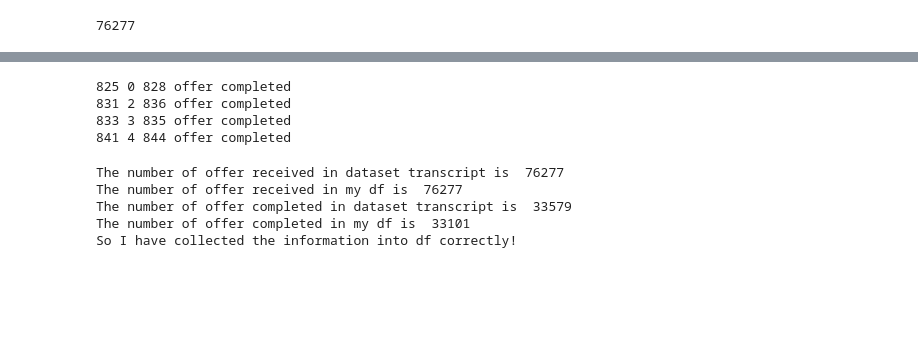
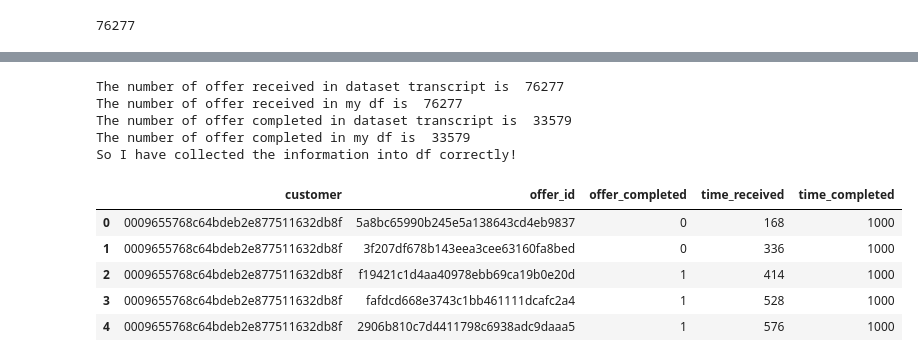
Before and after one commit to yanjiabai/Starbucks-Offer-Evaluation, a Jupyter notebook: Starbucks_Capstone_notebook.ipynb, the cells around one changed output, grey strips where cells are left out. Cells and saved outputs as stored; diff of their text form; code cells hidden in the pictures; blank space fills up the shorter version.

Commit message:
Updated: df to collect received offers

```diff
--- a/Starbucks_Capstone_notebook.ipynb
+++ b/Starbucks_Capstone_notebook.ipynb
@@ -172,45 +180,22 @@ for i in np.arange(transcript.shape[0]):
-# %%
-customers = [] # empty list to store the customer ids
-offer_completed = [0] * transcript['event'].value_counts()['offer received'] # 1 if an offer is completed, 0 otherwise
-#offer_received_times = [1] * transcript['event'].value_counts()['offer received'] # 1 if an offer is completed, 0 otherwise
-#offer_viewed = [] # 1 if an offer is viewed, 0 otherwise
-offer_ids = [] # to store the offer id
-#time_offered = [] # to store the time when offer is received
-index = -1 # to trace the number of the (person, offer id) pair
-
-for i in np.arange(825, 845):
-    if transcript.iloc[i]['event'] == 'offer received':
-        index += 1
-        customer = transcript.iloc[i]['person']
-        offer_id = transcript.iloc[i]['value']['offer id']
-        transcript[transcript['person'] == customer and \
-                   any(tmp == 'offer_id' or tmp == 'offer id' for tmp in transcript.iloc[844]['value'].keys()) ]
-
-
-        j = i+1 # from the next index on, until the customer changes, check whether the particular offer is completed
-        while j < transcript.shape[0] and transcript.iloc[j]['person'] == transcript.iloc[i]['person']:
-            if transcript.iloc[j]['event'] == 'offer completed' and transcript.iloc[j]['value']['offer_id'] == transcript.iloc[i]['value']['offer id']:
-                offer_completed[index] = 1
-                print(i, index, j, transcript.iloc[j]['event'])
-                break
-            j += 1
-# %% [output]
-825 0 828 offer completed
-831 2 836 offer completed
-833 3 835 offer completed
-841 4 844 offer completed
 # %%
-df = pd.DataFrame(list(zip(customer, time_offered, offer_id, offer_completed)), \
-                  columns = ['customer', 'time_offered', 'offer_id', 'offer_completed'])
+df = pd.DataFrame(list(zip(customer, offer_id, offer_completed, time_received, time_completed)), \
+                  columns = ['customer', 'offer_id', 'offer_completed', 'time_received', 'time_completed'])
 # check that indeed I have counted the correct numbers of `offer received` and `offer completed`
 print('The number of offer received in dataset transcript is ', sum(transcript['event'] == 'offer received'),'\n'\
       'The number of offer received in my df is ', df.shape[0], '\n'\
       'The number of offer completed in dataset transcript is ', sum(transcript['event'] == 'offer completed'),'\n'\
       'The number of offer completed in my df is ', df['offer_completed'].sum(),'\n'\
       'So I have collected the information into df correctly! ')
+df.head()
 # %% [output]
 The number of offer received in dataset transcript is  76277
 The number of offer received in my df is  76277
 The number of offer completed in dataset transcript is  33579
-The number of offer completed in my df is  33101
+The number of offer completed in my df is  33579
 So I have collected the information into df correctly!
+|  | customer | offer_id | offer_completed | time_received | time_completed |
+| 0 | 0009655768c64bdeb2e877511632db8f | 5a8bc65990b245e5a138643cd4eb9837 | 0 | 168 | 1000 |
+| 1 | 0009655768c64bdeb2e877511632db8f | 3f207df678b143eea3cee63160fa8bed | 0 | 336 | 1000 |
+| 2 | 0009655768c64bdeb2e877511632db8f | f19421c1d4aa40978ebb69ca19b0e20d | 1 | 414 | 1000 |
+| 3 | 0009655768c64bdeb2e877511632db8f | fafdcd668e3743c1bb461111dcafc2a4 | 1 | 528 | 1000 |
+| 4 | 0009655768c64bdeb2e877511632db8f | 2906b810c7d4411798c6938adc9daaa5 | 1 | 576 | 1000 |
```
Also changed, not shown: parts of 12 cells of this notebook.
